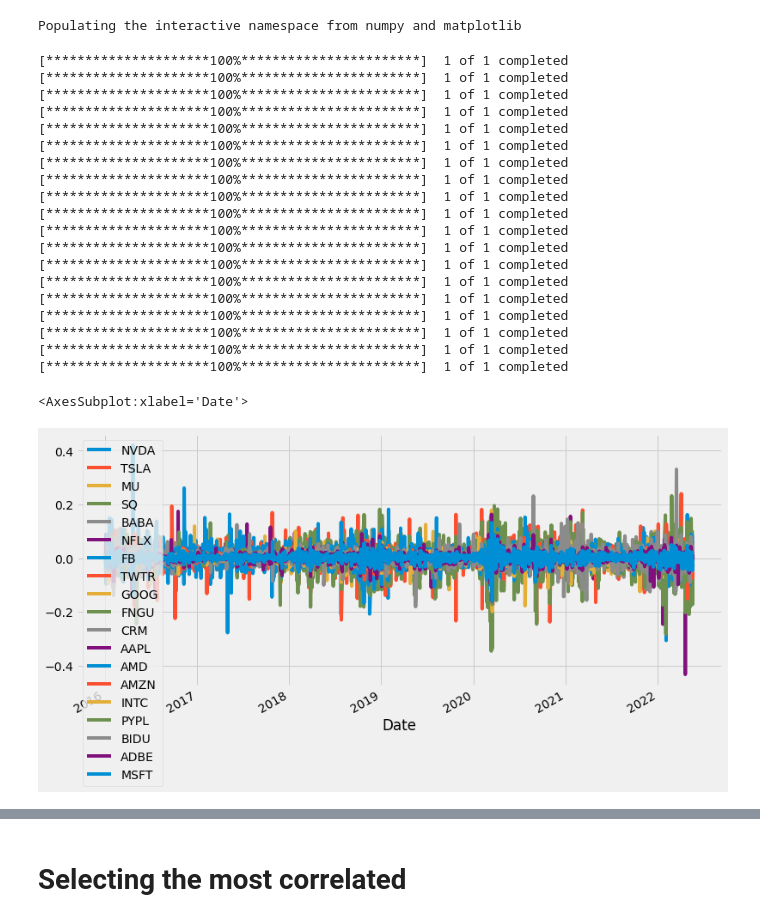
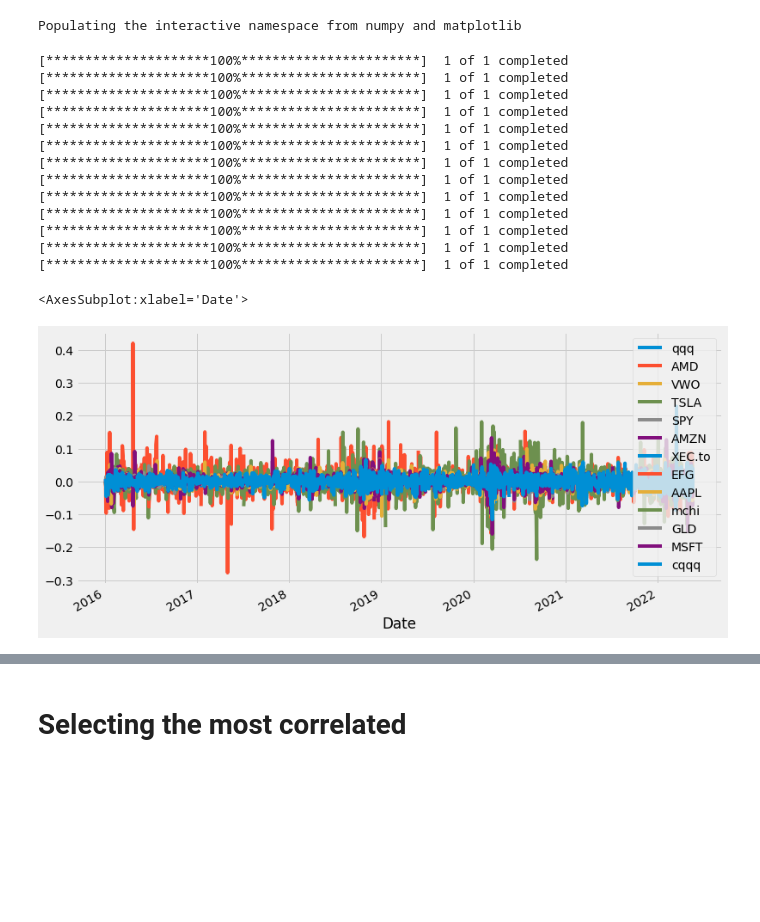
Before and after one commit to alik604/algorithmic-trading, a Jupyter notebook: ETF Correlation Network.ipynb, the cells around one changed output, grey strips where cells are left out. Drawn from its saved outputs; the diff is of its cells as text; code cells hidden in the pictures; blank space fills up the shorter version.

```diff
--- a/ETF Correlation Network.ipynb
+++ b/ETF Correlation Network.ipynb
@@ -37,10 +36,20 @@ Populating the interactive namespace from numpy and matplotlib
 # %%
 USE_LOG_RETURN = True
 # // should add the ETFs: TIT and TEC
+
+
+# // Demo - Hand select random stocks. Plot titles will be inaccuratly title "{index_1}...."
+ls = ['SPY', 'AAPL', 'AMZN', 'AMD', 'MSFT', 'GLD', 'TSLA', 'XEC.to', 'VWO', 'EFG', 'qqq', 'cqqq', 'mchi']
+
+# // HMMJ.to a weed ETF
 # ls = ['HMMJ.to','ogi','hexo','cweb','smg','tlry','acb','cron','weed.TO'] # ,'weed'
+
+# // XEG.to a Canadian Oil and Gas ETF, which I've traded a lot
 # ls = ['XEG.to', 'SU.to','CNQ.to','CVE.to','TOU.to','IMO.to','PXT.to','CPG.to','PSK.to','ARX.to','WCP.to'] # 'PXT.to' and after are less weighted in XEG - which is market cap weighted
-ls = ['FNGU','AAPL','NFLX','GOOG','FB','AMZN','BABA','BIDU','NVDA','TSLA','TWTR'] # FNGU ETF   MSFT is very highly corr-ed with FNGU
-ls.extend(['ADBE', 'AMD', 'AMZN', 'CRM', 'INTC', 'MSFT', 'MU', 'NFLX', 'PYPL', 'SQ']) # BULZ ETF
+
+# // FNGU a 3x Tech ETN
+# ls = ['FNGU','AAPL','NFLX','GOOG','FB','AMZN','BABA','BIDU','NVDA','TSLA','TWTR'] # FNGU ETF. MSFT has a very high corr with FNGU
+# ls.extend(['ADBE', 'AMD', 'AMZN', 'CRM', 'INTC', 'MSFT', 'MU', 'NFLX', 'PYPL', 'SQ']) # BULZ ETF
 ETF = ls[0]
 ls  = list(set(ls))
 
@@ -48,40 +57,34 @@ ls  = list(set(ls))
 
 data = {}
 
 for i in ls:
   arry= yf.download(i, start, end)
 
   if USE_LOG_RETURN:
     data[i] =  pd.Series(np.diff(np.log(arry["Adj Close"])), index=arry.index[1:])
   else:
     data[i] = arry["Adj Close"]
 
 stocks = pd.DataFrame(data)
 
 # stocks=stocks.dropna()
 stocks.plot(grid = True)
 # %% [output]
 [*********************100%***********************]  1 of 1 completed
 [*********************100%***********************]  1 of 1 completed
 [*********************100%***********************]  1 of 1 completed
 [*********************100%***********************]  1 of 1 completed
 [*********************100%***********************]  1 of 1 completed
 [*********************100%***********************]  1 of 1 completed
 [*********************100%***********************]  1 of 1 completed
 [*********************100%***********************]  1 of 1 completed
 [*********************100%***********************]  1 of 1 completed
 [*********************100%***********************]  1 of 1 completed
 [*********************100%***********************]  1 of 1 completed
 [*********************100%***********************]  1 of 1 completed
 [*********************100%***********************]  1 of 1 completed
-[*********************100%***********************]  1 of 1 completed
-[*********************100%***********************]  1 of 1 completed
-[*********************100%***********************]  1 of 1 completed
-[*********************100%***********************]  1 of 1 completed
-[*********************100%***********************]  1 of 1 completed
-[*********************100%***********************]  1 of 1 completed
 <AxesSubplot:xlabel='Date'>
-[figure, old version]
+[figure, new version]
 # %%
 # np.sum(stocks.isna())
 stocks.shape
```
Also changed, not shown: parts of 11 cells of this notebook, 4 other files.
